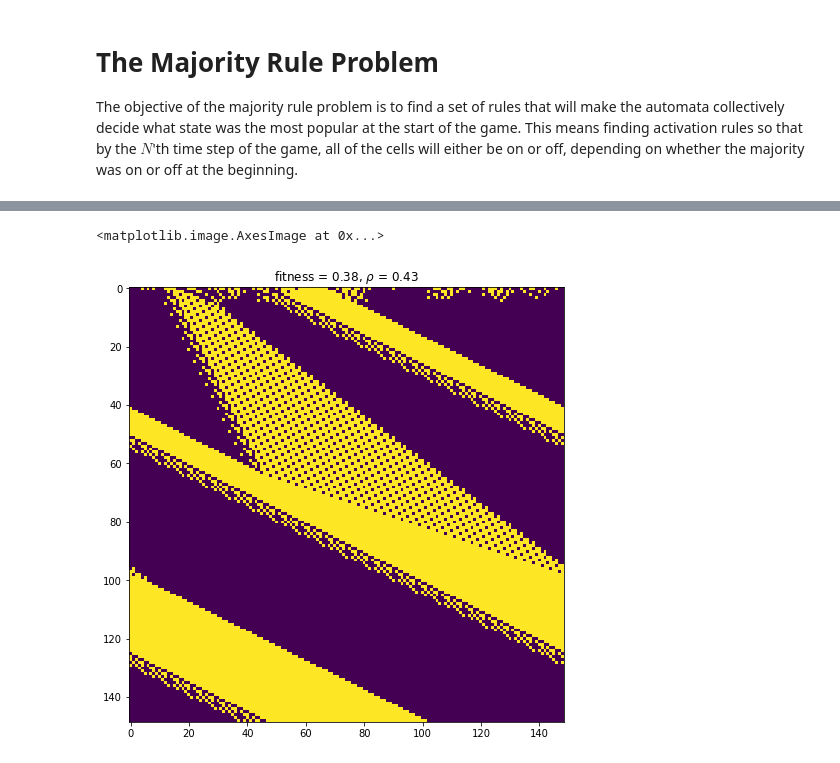
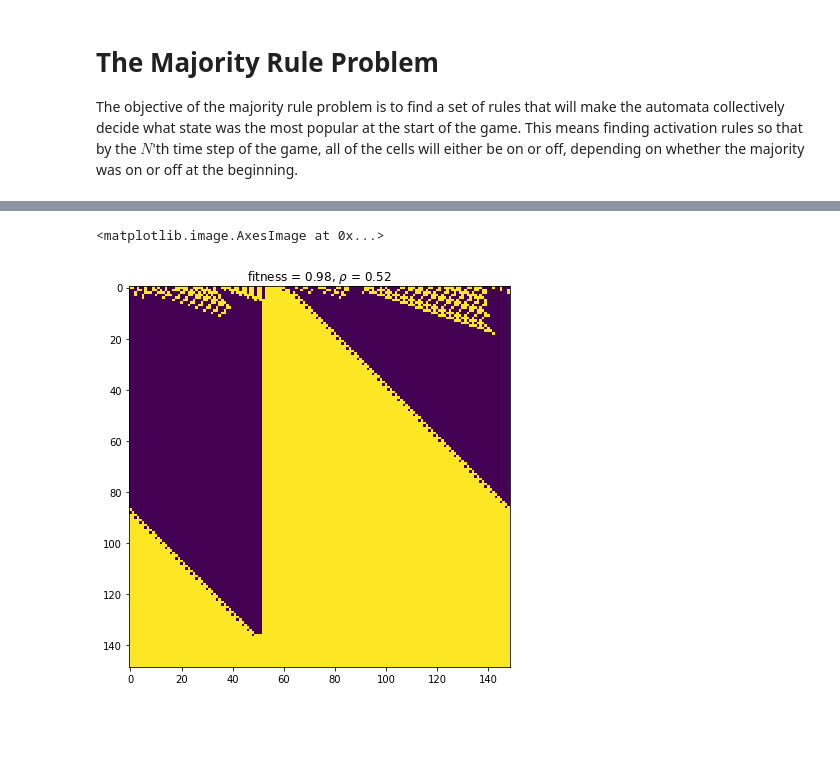
Before and after one commit to LachlanGray/1D-Automata, a Jupyter notebook: majority_rule.ipynb, the cells around one changed output, grey strips where cells are left out. Cells and saved outputs as stored; diff of their text form; code cells hidden in the pictures; blank space fills up the shorter version.

```diff
--- a/majority_rule.ipynb
+++ b/majority_rule.ipynb
@@ -242,14 +246,14 @@ rho = .5
 ic = np.random.choice(2,N,p=(rho,1-rho))
 ca.set_begin_state(ic)
 # %%
-rank = 99
+rank = 0
 
 ca.update_rule(sorted_rule_list[rank])
 game = ca.play(N)
 
-plt.figure(figsize=(8,8))
+plt.figure(figsize=(7,7))
 plt.title(fr'fitness = {sorted_fitnesses[rank]}, $\rho$ = {round(np.sum(game[0])/game.shape[1],2)}')
 plt.imshow(game)
 # %% [output]
 <matplotlib.image.AxesImage at 0x...>
-[figure, old version]
+[figure, new version]
```
Also changed, not shown: parts of 34 cells of this notebook, 4 other files.
